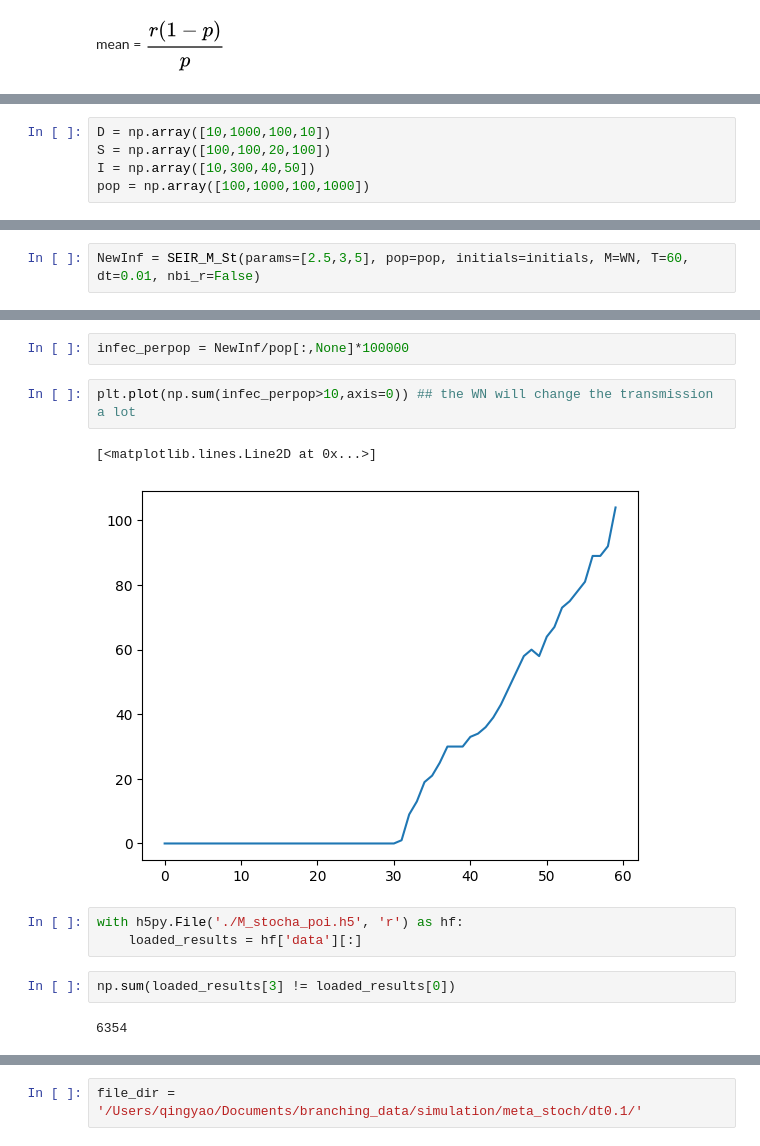
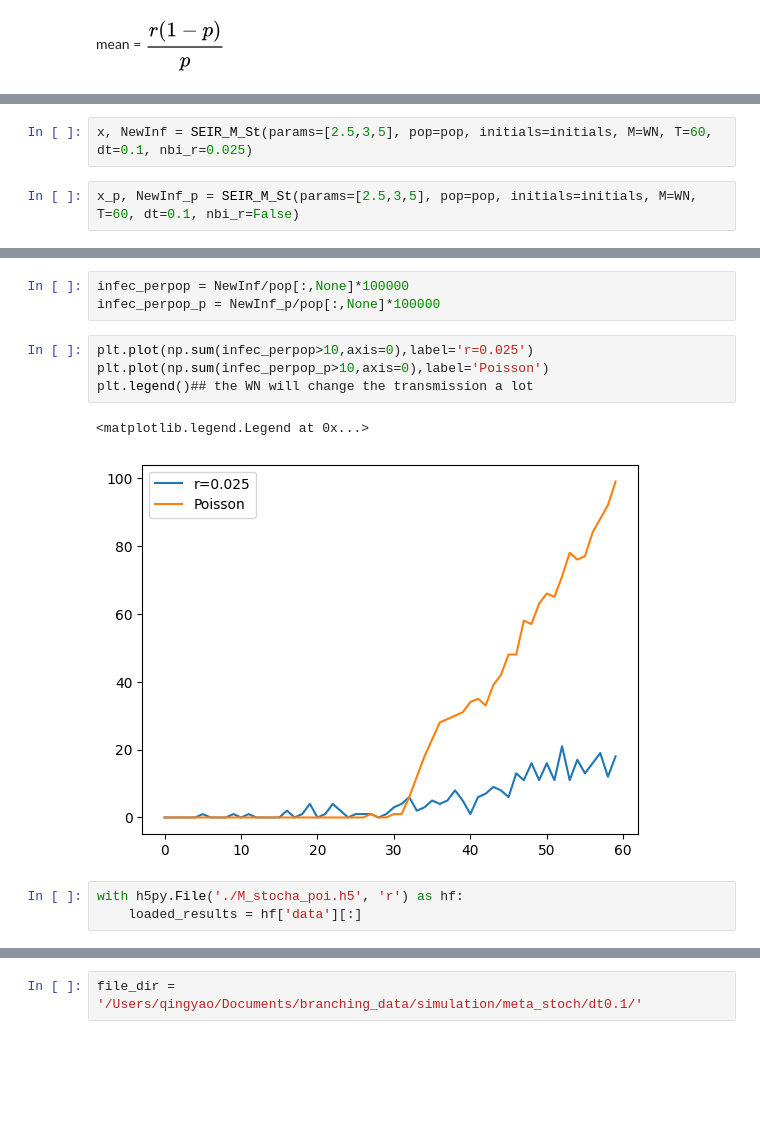
Before and after one commit to Qing1011/branchingmodel, a Jupyter notebook: notebook/2.3.1_Metapopulation_Model_Stochastic.ipynb, the cells around one changed output, grey strips where cells are left out. Cells and saved outputs as stored; diff of their text form; blank space fills up the shorter version.

```diff
--- a/notebook/2.3.1_Metapopulation_Model_Stochastic.ipynb
+++ b/notebook/2.3.1_Metapopulation_Model_Stochastic.ipynb
@@ -112,5 +111,0 @@ def SEIR_M_St(params, pop, initials, M, T, dt=1, nbi_r = False):
-# %%
-D = np.array([10,1000,100,10])
-S = np.array([100,100,20,100])
-I = np.array([10,300,40,50])
-pop = np.array([100,1000,100,1000])
@@ -145,2 +112,4 @@ array([2.474  , 0.07416, 0.20168, 1.2195 ])
+# %%
+x, NewInf = SEIR_M_St(params=[2.5,3,5], pop=pop, initials=initials, M=WN, T=60, dt=0.1, nbi_r=0.025)
 # %%
-NewInf = SEIR_M_St(params=[2.5,3,5], pop=pop, initials=initials, M=WN, T=60, dt=0.01, nbi_r=False)
+x_p, NewInf_p = SEIR_M_St(params=[2.5,3,5], pop=pop, initials=initials, M=WN, T=60, dt=0.1, nbi_r=False)
@@ -147,14 +177,13 @@ NewInf = SEIR_M_St(params=[2.5,3,5], pop=pop, initials=initials, M=WN, T=60, dt=
 # %%
 infec_perpop = NewInf/pop[:,None]*100000
+infec_perpop_p = NewInf_p/pop[:,None]*100000
 # %%
-plt.plot(np.sum(infec_perpop>10,axis=0)) ## the WN will change the transmission a lot
+plt.plot(np.sum(infec_perpop>10,axis=0),label='r=0.025')
+plt.plot(np.sum(infec_perpop_p>10,axis=0),label='Poisson')
+plt.legend()## the WN will change the transmission a lot
 # %% [output]
-[<matplotlib.lines.Line2D at 0x...>]
+<matplotlib.legend.Legend at 0x...>
-[figure, old version]
+[figure, new version]
 # %%
 with h5py.File('./M_stocha_poi.h5', 'r') as hf:
     loaded_results = hf['data'][:]
-# %%
-np.sum(loaded_results[3] != loaded_results[0])
-# %% [output]
-6354
```
Also changed, not shown: parts of 22 cells of this notebook, 43 other files.
